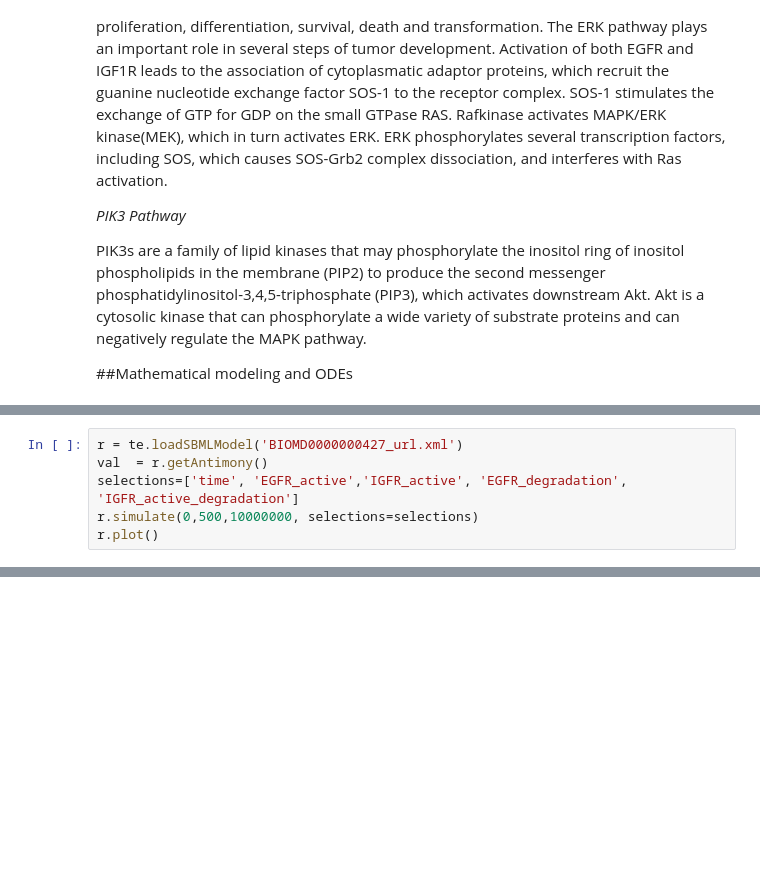
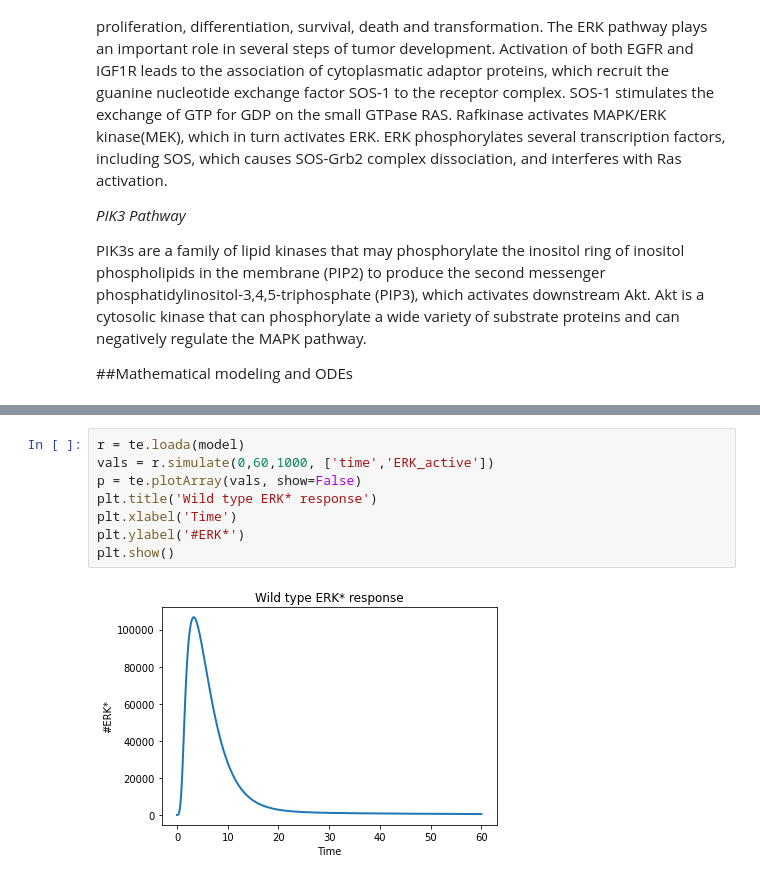
Before and after one commit to JulianoGianlupi/tellurium-nanohub-base, a Jupyter notebook: CBE_Project_draft.ipynb, the cells around one changed output, grey strips where cells are left out. Drawn from its saved outputs; the diff is of its cells as text; blank space fills up the shorter version.

```diff
--- a/CBE_Project_draft.ipynb
+++ b/CBE_Project_draft.ipynb
@@ -38,9 +44,3 @@ Akt is a cytosolic kinase that can phosphorylate a wide variety of substrate pro
 ##Mathematical modeling and ODEs
 # %% [markdown]
 ![image.png](embedded-picture-1)
-# %%
-r = te.loadSBMLModel('BIOMD0000000427_url.xml')
-val  = r.getAntimony()
-selections=['time', 'EGFR_active','IGFR_active', 'EGFR_degradation', 'IGFR_active_degradation']
-r.simulate(0,500,10000000, selections=selections)
-r.plot()
@@ -48,0 +237,10 @@ r.plot()
+# %%
+r = te.loada(model)
+vals = r.simulate(0,60,1000, ['time','ERK_active'])
+p = te.plotArray(vals, show=False)
+plt.title('Wild type ERK* response')
+plt.xlabel('Time')
+plt.ylabel('#ERK*')
+plt.show()
+# %% [output]
+[figure, added]
```
Also changed, not shown: parts of 30 cells of this notebook.
